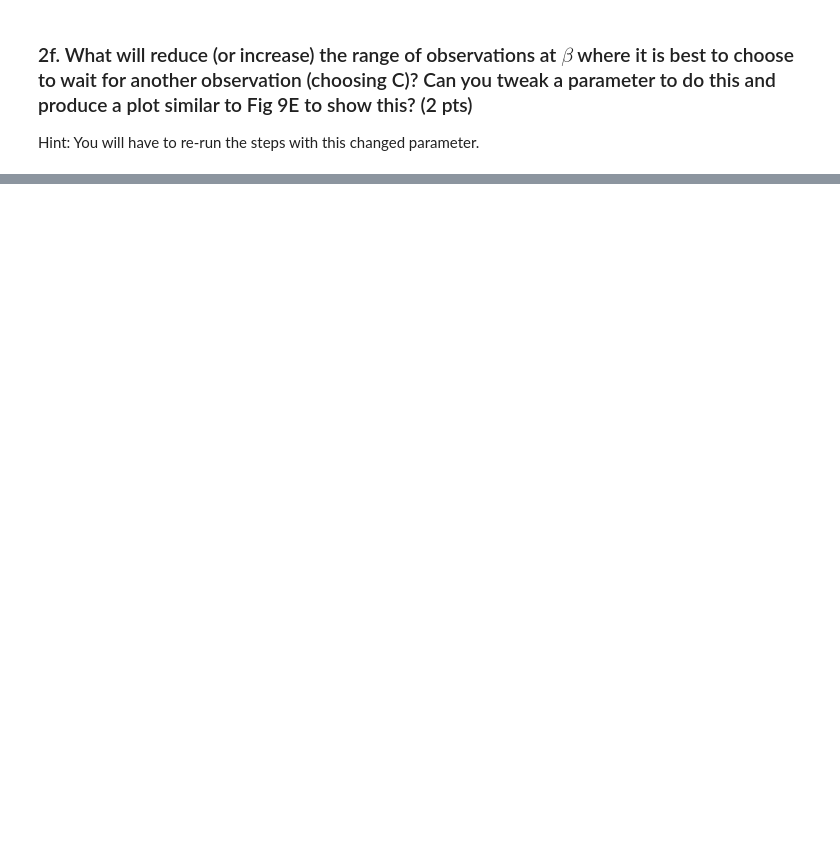
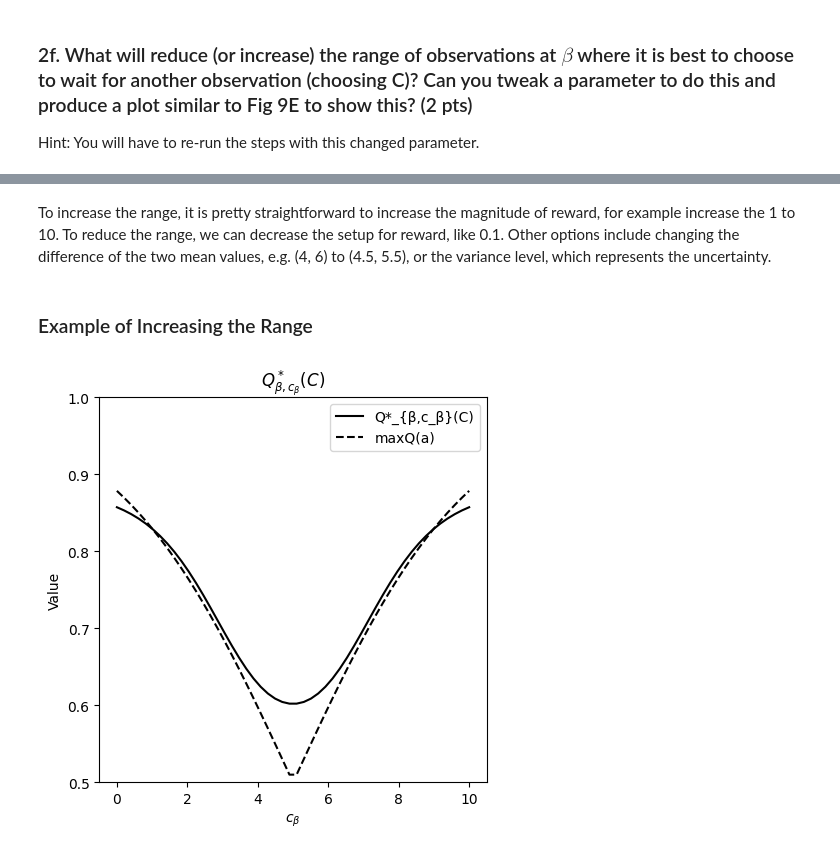
Before and after one commit to weyland-zekai-xu/tutorial, a Jupyter notebook: neuralmodelling_RLassigment4_Zekai_Xu.ipynb, the cells around one changed output, grey strips where cells are left out. Drawn from its saved outputs; the diff is of its cells as text; code cells hidden in the pictures; blank space fills up the shorter version.

```diff
--- a/neuralmodelling_RLassigment4_Zekai_Xu.ipynb
+++ b/neuralmodelling_RLassigment4_Zekai_Xu.ipynb
@@ -298,0 +349,69 @@ INSERT ANSWER BELOW
+# %% [markdown]
+To increase the range, it is pretty straightforward to increase the magnitude of reward, for example increase the 1 to 10. To reduce the range, we can decrease the setup for reward, like 0.1. Other options include changing the difference of the two mean values, e.g. (4, 6) to (4.5, 5.5), or the variance level, which represents the uncertainty.
+# %% [markdown]
+### Example of Increasing the Range
+# %%
+u1 = 6.
+u2 = 4.
+
+sigma1 = 1.5
+sigma2 = 1.5
+
+
+prior_belief = ((u1 + u2) / 2, 1000)
+
+likelihood_means = (u1, u2)
+likelihood_variances = (sigma1 ** 2, sigma2 ** 2)
+
+c_list = np.linspace(0, 10, 50)
+
+updated_beliefs = np.zeros((50, 2))
+for i, c in enumerate(c_list):
+    updated_beliefs[i, :] = belief_state_updated(c, prior_belief, likelihood_means, likelihood_variances)
+
+
+c_alpha_grid, c_beta_grid = np.meshgrid(c_alpha_values, c_beta_values)
+
+belief_state_grid_v2 = np.zeros_like(c_alpha_grid)
+
+for i in range(c_alpha_grid.shape[0]):
+    for j in range(c_beta_grid.shape[1]):
+        belief_state_grid_v2[i, j] = update_belief_state_alpha_v2(c_alpha_grid[i, j], c_beta_grid[i, j], u1, u2, sigma1)
+
+
+
+c_alpha_grid, c_beta_grid = np.meshgrid(c_alpha_values, c_beta_values)
+value_function_grid = np.zeros_like(c_alpha_grid)
+
+
+for i in range(c_alpha_grid.shape[0]):
+    for j in range(c_beta_grid.shape[1]):
+        value_function_grid[i, j] = calculate_value_function(c_alpha_grid[i, j], c_beta_grid[i, j], u1, u2, sigma1)
+
+
+
+conditional_probability_grid = np.zeros((len(c_alpha_values), len(c_beta_grid)))
+
+
+for i, c_beta in enumerate(c_beta_grid):
+    conditional_probability_grid[:, i] = calculate_conditional_probability(c_beta, u1, u2, sigma1)
+
+
+
+
+Q_C_values = Q_star_C(c_beta_values, value_function_grid, c_alpha_values, u1, u2, sigma=1.0, cost_C=-0.1)
+
+
+plt.figure(figsize=(5, 5))
+plt.plot(c_beta_values, np.mean(Q_C_values, axis=1), color = 'black', label='Q*_{β,c_β}(C)')
+max_values = np.maximum(updated_beliefs[:, 0], updated_beliefs[:, 1])
+plt.plot(c_beta_values, max_values, color = 'black', linestyle='--',label='maxQ(a)')
+plt.xlabel(r'$c_\beta$')
+plt.ylabel('Value')
+plt.title(r'$Q^*_{β,c_β}(C)$')
+plt.legend()
+
+plt.ylim(0.5, 1)
+plt.show()
+# %% [output]
+[figure, added]
```
Also changed, not shown: parts of 10 cells of this notebook.
